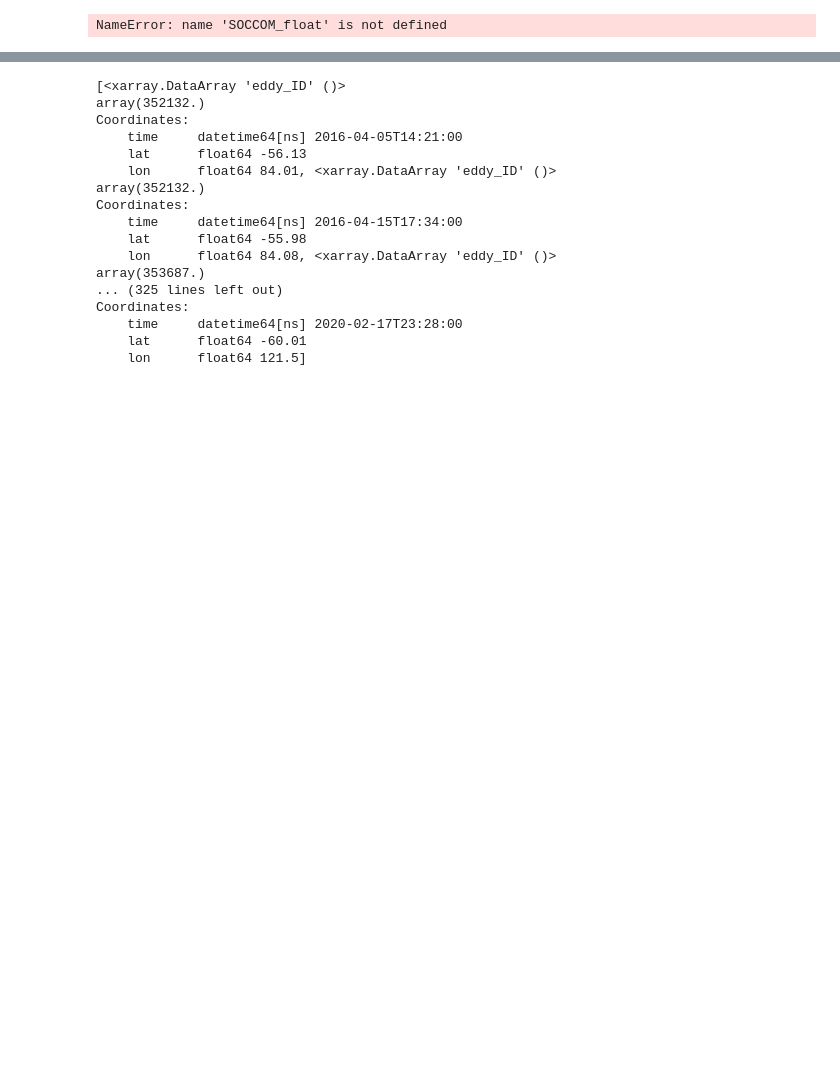
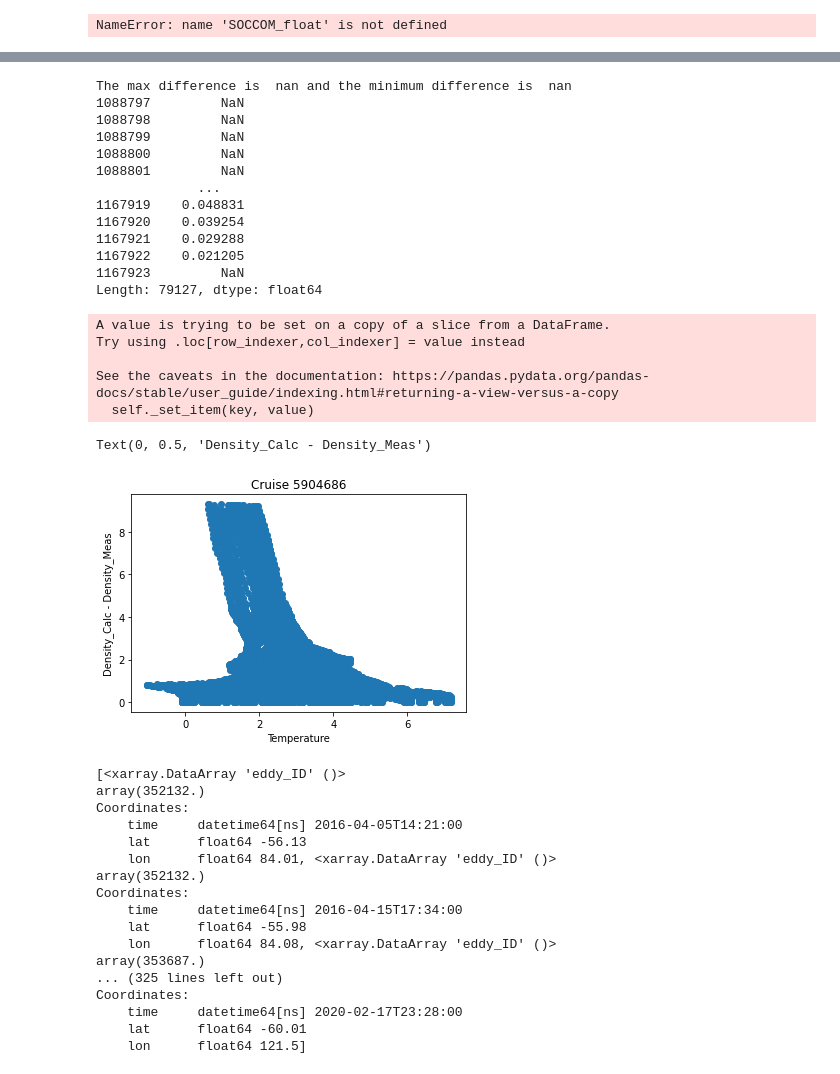
Before and after one commit to Williams-OBGC-Lab/SOCCOM_eddy, a Jupyter notebook: eddy_contour_plots.ipynb, the cells around one changed output, grey strips where cells are left out. Drawn from its saved outputs; the diff is of its cells as text; code cells hidden in the pictures; blank space fills up the shorter version.

```diff
--- a/eddy_contour_plots.ipynb
+++ b/eddy_contour_plots.ipynb
@@ -316,6 +337,66 @@ CCMPall_collocated = subset.interp(
     longitude = lon_points,
     time = time_points,
     method = 'linear')
+# %%
+t = SOCCOM.loc[SOCCOM['Cruise'] == 5904686]
+
+
+# Sea Pressure
+t['sea_press[dbar]'] = t['Pressure[dbar]'] - 10.1325
+
+# Salinity pss (Practical Salinity Scale) to Absolute salinity (g/kg)
+t['abs_sal[g/kg]'] = gsw.SA_from_SP(t['Salinity[pss]'], t['sea_press[dbar]'],
+                                       t['Lon [°E]'], t['Lat [°N]']) # Absolute Salinity
+# Conservative Temperature
+t['con_temp(C)'] = gsw.CT_from_t(t['abs_sal[g/kg]'], t['Temperature[°C]'],
+                                    t['sea_press[dbar]']) # Conservative Temperature
+
+# In situ Desnity
+t['insitu_dens(kg/m)'] = gsw.density.rho(t['abs_sal[g/kg]'], t['con_temp(C)'], t['sea_press[dbar]']) # In Situ Density
+
+### Compare In situ Density (kg/m) to Density given (kg/m^3)
+difft = t['insitu_dens(kg/m)'] - (t['Sigma_theta[kg/m^3]']+1000)
+
+# In situ Desnity without changing pressure
+t['insitu_dens(kg/m)2'] = gsw.density.rho(t['abs_sal[g/kg]'], t['con_temp(C)'], t['Pressure[dbar]']) # In Situ Density
+
+### Compare In situ Density (kg/m) to Density given (kg/m^3)
+diff2t = t['insitu_dens(kg/m)2'] - (t['Sigma_theta[kg/m^3]']+1000)
+
+difftott = diff2t-difft     # don't understand what this is computing, but gives very small differences
+
+#set density var
+densityt = (t['Sigma_theta[kg/m^3]']+1000)
+
+print('The max difference is ', max(difftott), 'and the minimum difference is ', min(difftott))
+print(t['insitu_dens(kg/m)2'] - densityt ) # has some larger density differences a the top stations.
+
+plt.scatter(t[temperature],diff2t)
+plt.title('Cruise 5904686')
+plt.xlabel('Temperature')
+plt.ylabel('Density_Calc - Density_Meas')
+#Look at salinity and temperature, also look at depth
+# %% [output]
+The max difference is  nan and the minimum difference is  nan
+1088797         NaN
+1088798         NaN
+1088799         NaN
+1088800         NaN
+1088801         NaN
+             ...
+1167919    0.048831
+1167920    0.039254
+1167921    0.029288
+1167922    0.021205
+1167923         NaN
+Length: 79127, dtype: float64
+A value is trying to be set on a copy of a slice from a DataFrame.
+Try using .loc[row_indexer,col_indexer] = value instead
+
+See the caveats in the documentation: https://pandas.pydata.org/pandas-docs/stable/user_guide/indexing.html#returning-a-view-versus-a-copy
+  self._set_item(key, value)
+Text(0, 0.5, 'Density_Calc - Density_Meas')
+[figure, added]
 # %%
 # Identify eddy_IDs of eddys that occur multiple times in one float path
 
```
Also changed, not shown: parts of 5 cells of this notebook.
